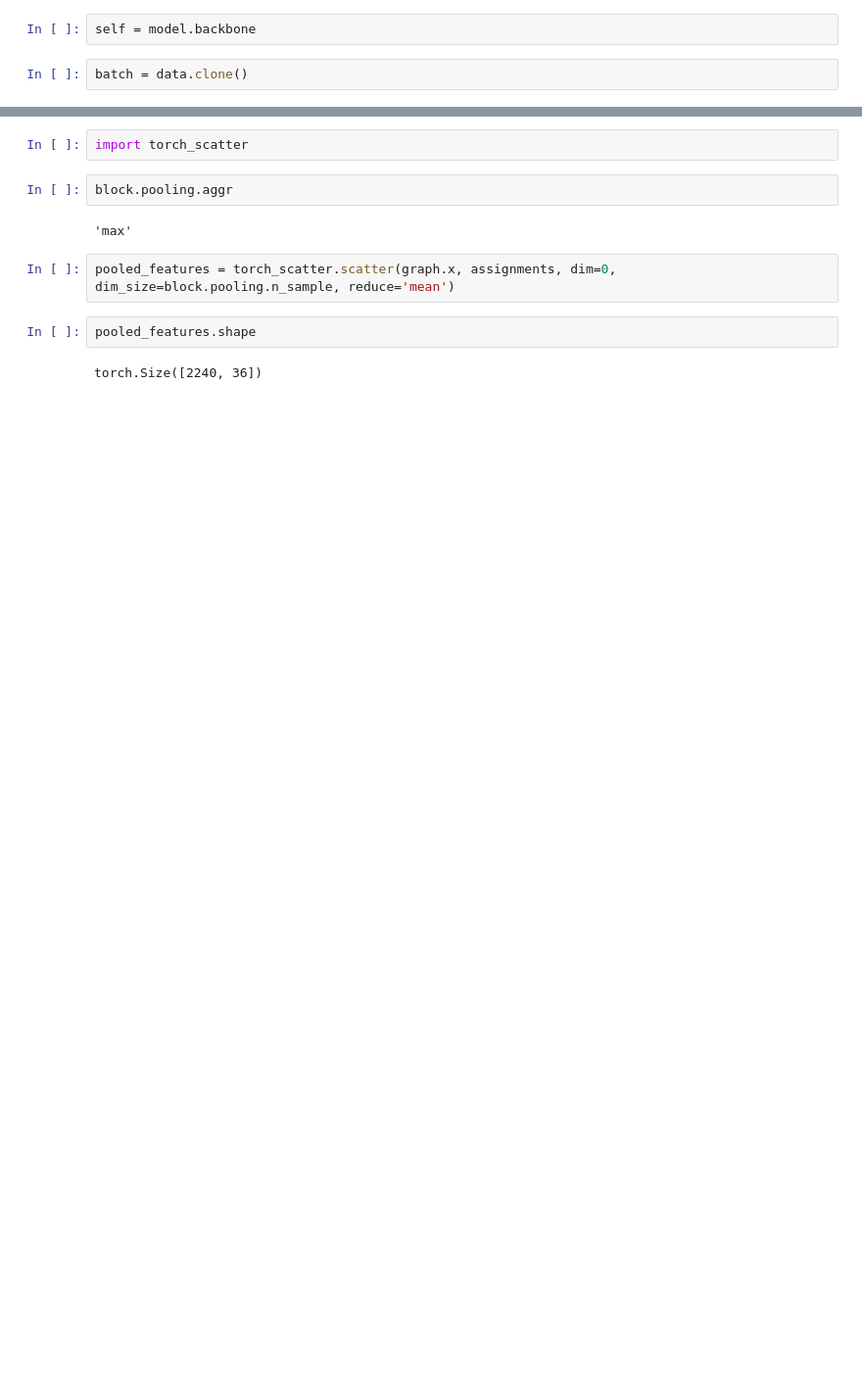
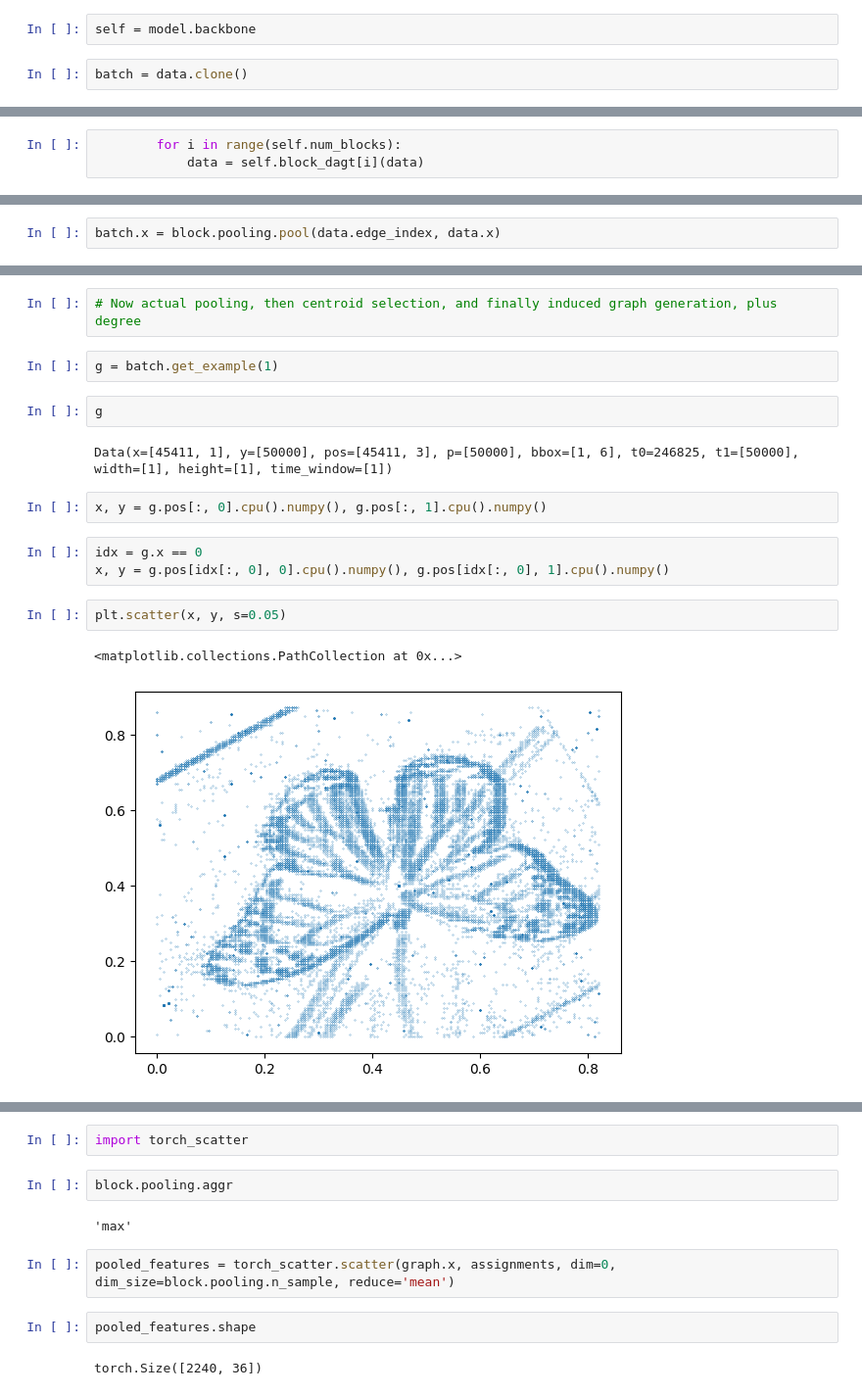
Before and after one commit to KevinHOARAU974/event_graph_aegnn, a Jupyter notebook: SparseYolox.ipynb, the cells around one changed output, grey strips where cells are left out. Shown at 98% size. Drawn from its saved outputs; the diff is of its cells as text; blank space fills up the shorter version.

```diff
--- a/SparseYolox.ipynb
+++ b/SparseYolox.ipynb
@@ -114,0 +96,3 @@ UniformSampling()
+# %%
+        for i in range(self.num_blocks):
+            data = self.block_dagt[i](data)
@@ -115 +110,3 @@ UniformSampling()
+# %%
+batch.x = block.pooling.pool(data.edge_index, data.x)
 # %%
@@ -136,0 +178,18 @@ UniformSampling()
+# %%
+# Now actual pooling, then centroid selection, and finally induced graph generation, plus degree
+# %%
+g = batch.get_example(1)
+# %%
+g
+# %% [output]
+Data(x=[45411, 1], y=[50000], pos=[45411, 3], p=[50000], bbox=[1, 6], t0=246825, t1=[50000], width=[1], height=[1], time_window=[1])
+# %%
+x, y = g.pos[:, 0].cpu().numpy(), g.pos[:, 1].cpu().numpy()
+# %%
+idx = g.x == 0
+x, y = g.pos[idx[:, 0], 0].cpu().numpy(), g.pos[idx[:, 0], 1].cpu().numpy()
+# %%
+plt.scatter(x, y, s=0.05)
+# %% [output]
+<matplotlib.collections.PathCollection at 0x...>
+[figure, added]
```
Also changed, not shown: parts of 30 cells of this notebook, 5 other files.
